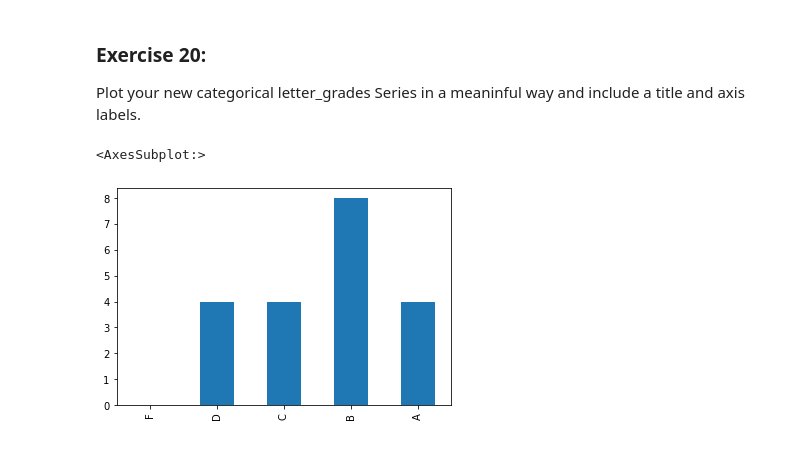
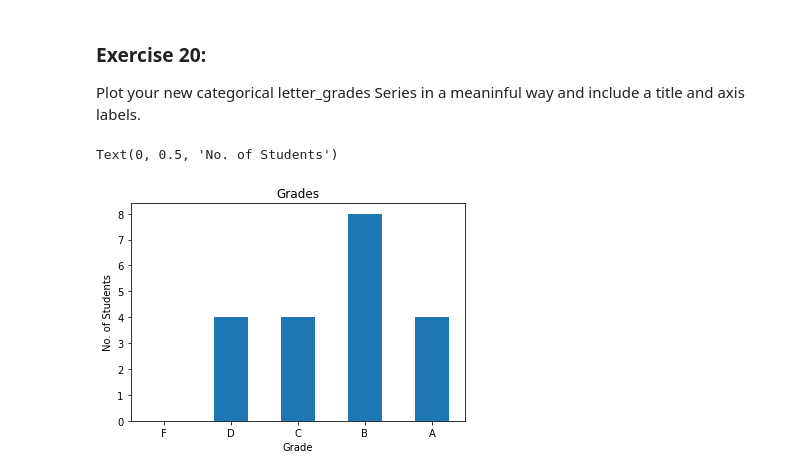
Before and after one commit to kevin-mal-smith/numpy-pandas-visualization-exercises, a Jupyter notebook: pandas_series.ipynb, the cells around one changed output. Cells and saved outputs as stored; diff of their text form; code cells hidden in the pictures.

```diff
--- a/pandas_series.ipynb
+++ b/pandas_series.ipynb
@@ -467,6 +467,10 @@ dtype: int64
 Plot your new categorical letter_grades Series in a meaninful way and include a title and axis labels.
 # %%
 pd.cut(curved_grades, grade_bins, labels = grade_label).value_counts().sort_index().plot.bar()
+plt.title('Grades')
+plt.xticks(rotation= 0)
+plt.xlabel('Grade')
+plt.ylabel('No. of Students')
 # %% [output]
-<AxesSubplot:>
+Text(0, 0.5, 'No. of Students')
-[figure, old version]
+[figure, new version]
```
Also changed, not shown: parts of 3 cells of this notebook, 2 other files.
